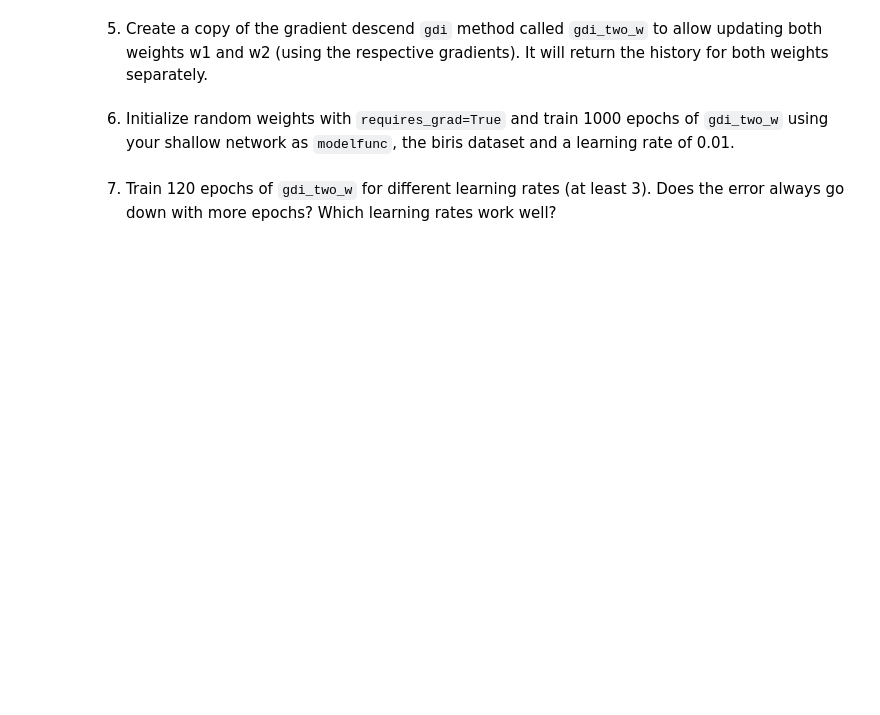
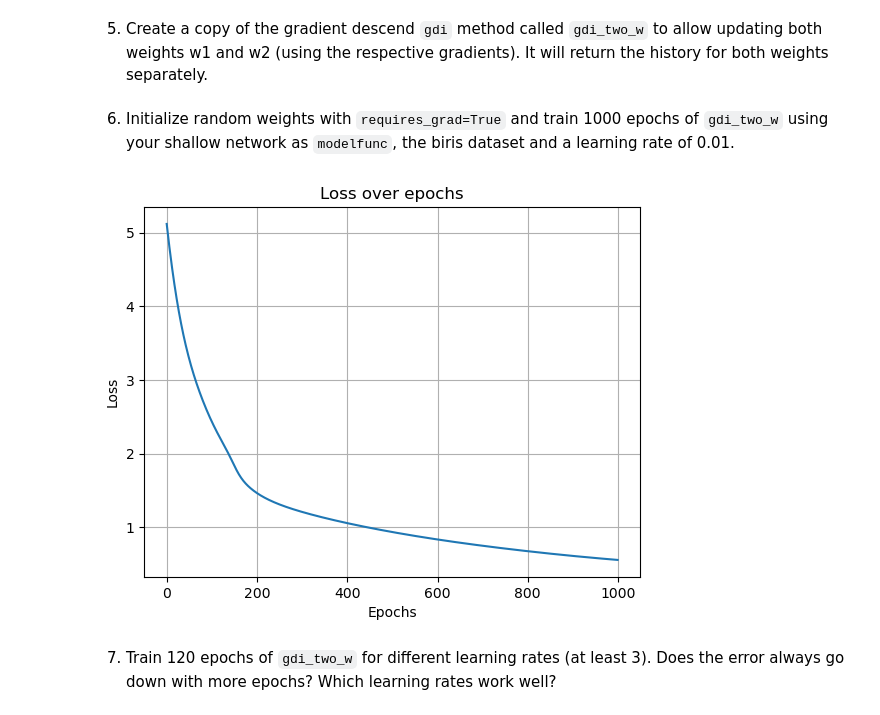
Before and after one commit to Sui-nyan/ML-excercises, a Jupyter notebook: A4_Neural_Networks_PyTorch.ipynb, the cells around one changed output. Saved outputs shown, nothing was run; the diff lists cells and outputs as text; code cells hidden in the pictures; blank space fills up the shorter version.

```diff
--- a/A4_Neural_Networks_PyTorch.ipynb
+++ b/A4_Neural_Networks_PyTorch.ipynb
@@ -437,7 +431,7 @@ n_features = biris_X.shape[1]
 1. Initialize the two random weight tensors ``w1`` and ``w2``. Note: These `w` matrices need to be transposed compared to the lecture. Here, `n_features` is the number of rows of the tensor.
 # %%
 # TODO: Implement
-w1 = torch.randn(n_hidden_neuron, requires_grad=True, dtype=torch.float64)
-w1 = w1.T
-w2 = torch.randn(n_hidden_neuron, requires_grad=True, dtype=torch.float64)
-w2 = w2.T
+w1 = torch.randn(n_features, n_hidden_neuron, requires_grad=True, dtype=torch.float64)
+
+w2 = torch.randn(n_features, n_hidden_neuron, requires_grad=True, dtype=torch.float64)
+print(w1)
@@ -447,8 +450,17 @@ This is quite easy, just predict like you previously did, but chain the output o
 [Squeeze](https://pytorch.org/docs/stable/generated/torch.squeeze.html) the output to remove unnecessary lists.
 # %%
 def nn_shallow(w1, w2, x):
-    return
-    # TODO: Implement
+    w1 = torch.transpose(w1, 0, 1)
+    x = torch.transpose(x, 0, 1)
+    x = torch.matmul(w1, x) # x @ w1 first layer
+    x = torch.sigmoid(x) # apply sigmoid activation function
+
+    x = torch.matmul(w2, x) # x @ w2 second layer
+    x = torch.sigmoid(x) # apply sigmoid activation function
+
+    # squeeze output to remove unnecessary lists
+    x = torch.squeeze(x)
+    return x
 # %% [markdown]
 3. Run your shallow network on biris and the two random weights. Print the output shape
 # %%
@@ -465,11 +484,32 @@ def gdi_two_w(modelfunc, lossfunc, X, y, w1_0, w2_0, alpha, max_epochs=500):
     w1_history = []
     w2_history = []
     l_history = []
+    w1_0 = w1_0.clone().detach().requires_grad_()
+    w2_0 = w2_0.clone().detach().requires_grad_()
+    for k in range(max_epochs):
+        pred = modelfunc(w1_0, w2_0, X)
+        loss = lossfunc(y, pred)
+        loss.backward()
+        direction_of_descent = -w1_0.grad
+        w1_0 = w1_0 + alpha * direction_of_descent
+        w1_0.grad = None
+        w1_0.retain_grad()
+        direction_of_descent = -w2_0.grad
+        w2_0 = w2_0 + alpha * direction_of_descent
+        w2_0.grad = None
+        w2_0.retain_grad()
+        w1_history.append(w1_0.clone().detach())
+        w2_history.append(w2_0.clone().detach())
+        l_history.append(loss.item())
     return w1_history, w2_history, l_history
 # %% [markdown]
 6. Initialize random weights with ``requires_grad=True`` and train 1000 epochs of ``gdi_two_w`` using your shallow network as ``modelfunc``, the biris dataset and a learning rate of 0.01.
 # %%
 # TODO: Implement
+w1_, w2_, loss = gdi_two_w(nn_shallow, bce, biris_X, biris_y, w1, w2, alpha=0.01, max_epochs=1000)
+visualize_error(loss)
+# %% [output]
+[figure, added]
 # %% [markdown]
 7. Train 120 epochs of ``gdi_two_w`` for different learning rates (at least 3). Does the error always go down with more epochs? Which learning rates work well?
 # %%
```
Also changed, not shown: parts of 11 cells of this notebook.
